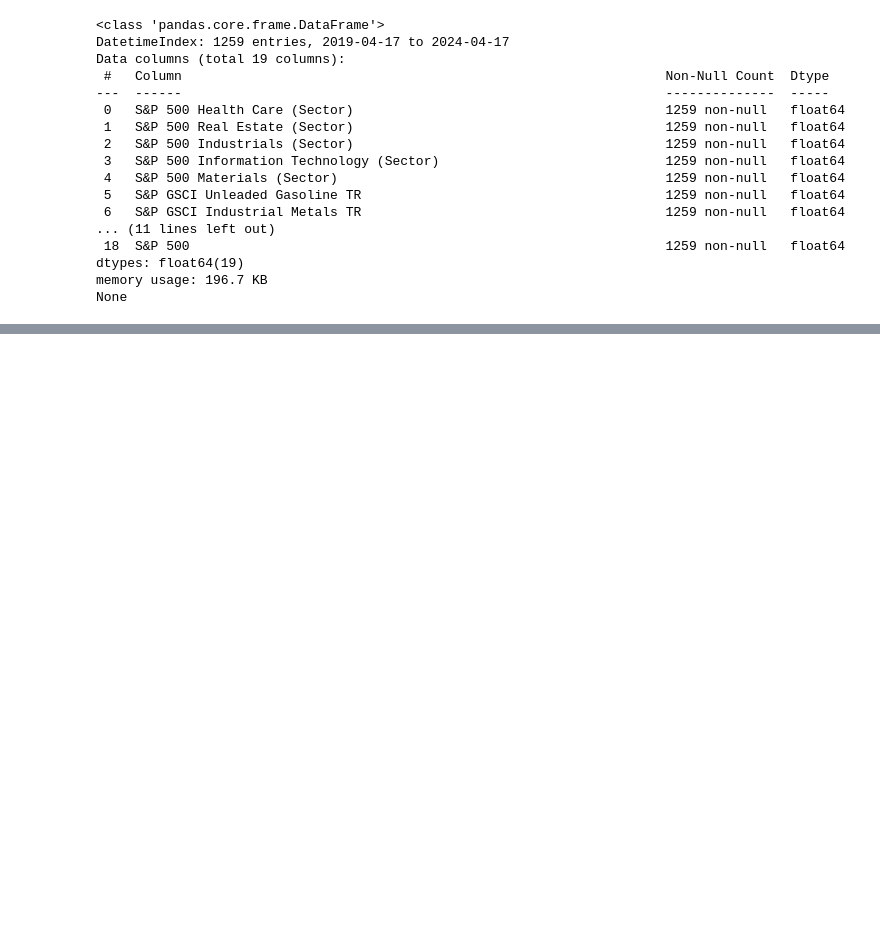
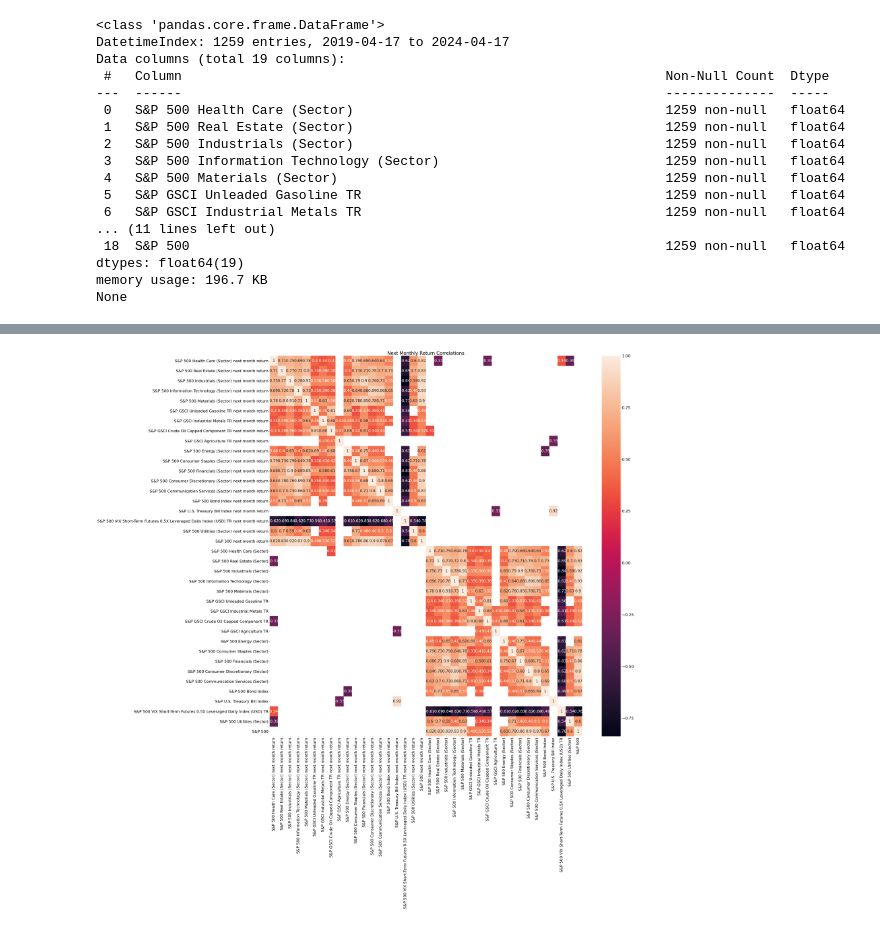
Before and after one commit to seconlon99/Data_Science_Portfolio, a Jupyter notebook: Sector Indices Stock Analysis.ipynb, the cells around one changed output, grey strips where cells are left out. Drawn from its saved outputs; the diff is of its cells as text; code cells hidden in the pictures; blank space fills up the shorter version.

```diff
--- a/Sector Indices Stock Analysis.ipynb
+++ b/Sector Indices Stock Analysis.ipynb
@@ -76,0 +113,7 @@ S&P 500                                             1.000000
+# %%
+# Calculate and print the correlation matrix here
+next_monthly_returns=monthly_returns.shift(-1)
+correlations2 = monthly_returns.corrwith(next_monthly_returns)
+print(correlations2)
+
+# it doesn't look like there is much correlation between one month's returns and the next.
@@ -76,0 +141,22 @@ S&P 500                                             1.000000
+# %%
+# Find next month's return and rename the columns accordingly. Then Join the data frames back together.
+my_list=list(next_monthly_returns.columns)
+string=' next month return'
+my_new_list = [x + string for x in my_list]
+res = {my_list[i]: my_new_list[i] for i in range(len(my_list))}
+next_monthly_returns.rename(columns=res, inplace=True)
+next_monthly_returns = next_monthly_returns.join(monthly_returns)
+
+# Visualize the correlations as heatmap here
+
+correlations3 = next_monthly_returns.corr()
+correlations3 = correlations3[abs(correlations3)>=.3]
+
+plt.figure(figsize=(40, 40))
+sns.heatmap(correlations3, annot=True)
+plt.title('Next Monthly Return Correlations')
+plt.show()
+
+# Again, there doesn't seem to be a strong correlation at all.
+# %% [output]
+[figure, added]
```
Also changed, not shown: parts of 18 cells of this notebook.
